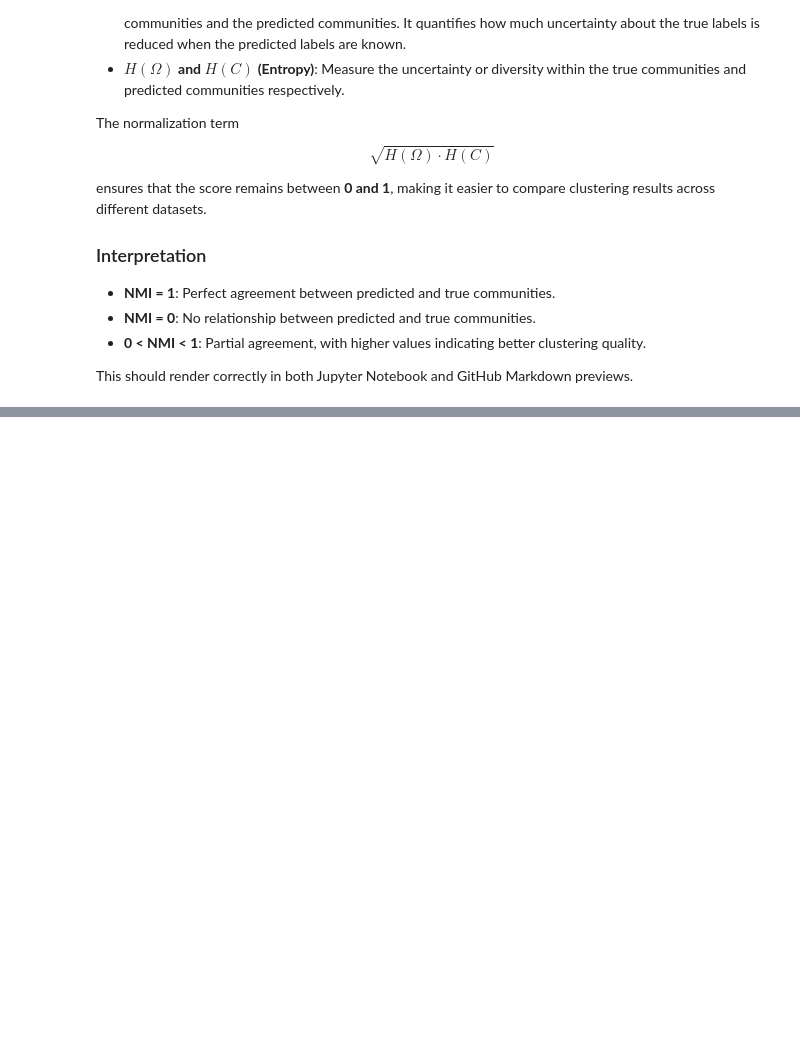
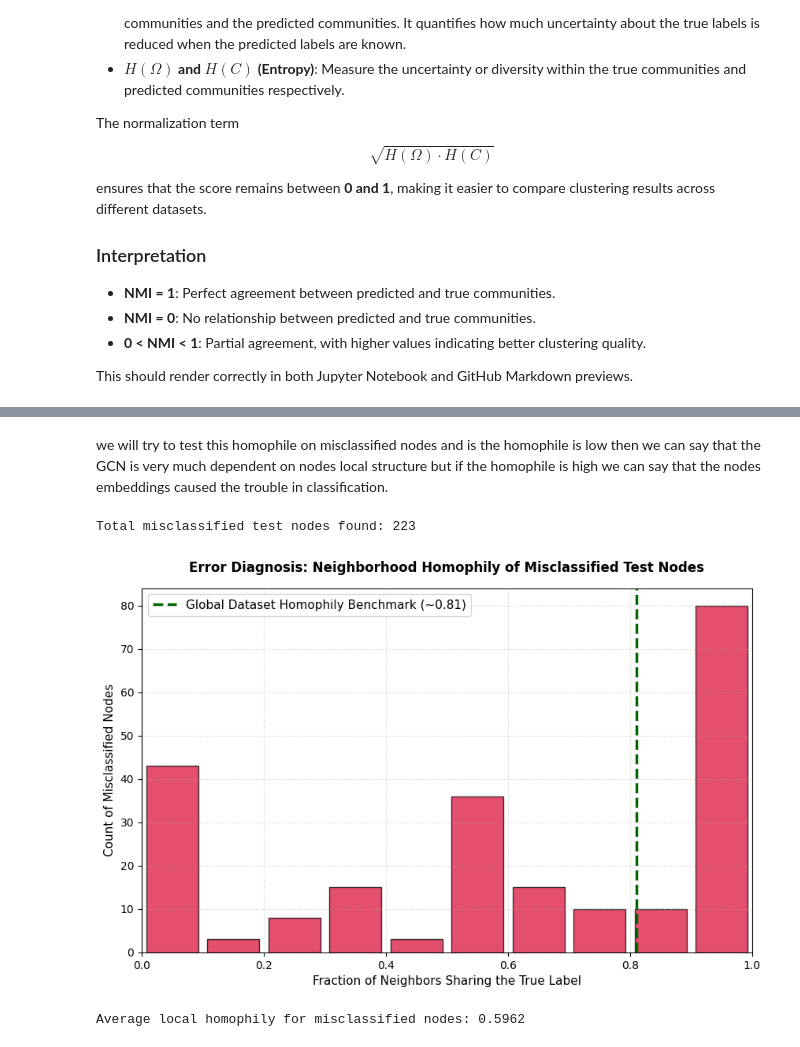
Before and after one commit to tmfsiddu/community_detection, a Jupyter notebook: notebooks/GCN.ipynb, the cells around one changed output, grey strips where cells are left out. Saved outputs shown, nothing was run; the diff lists cells and outputs as text; code cells hidden in the pictures; blank space fills up the shorter version.

```diff
--- a/notebooks/GCN.ipynb
+++ b/notebooks/GCN.ipynb
@@ -280,0 +820,75 @@ print(df_results.to_string(index=False))
+# %% [markdown]
+we will try to test this homophile on misclassified nodes and is the homophile is low then we can say that the GCN is very much dependent on nodes local structure but if the homophile is high we can say that the nodes embeddings caused the trouble in classification.
+# %%
+#first making the predictions using optimal model
+inductive_model.eval()
+with torch.no_grad():
+    out = inductive_model(data.x, data.edge_index)
+    pred = out.argmax(dim=1)
+#now use then CPU numpy for easy indexing
+preds_np = pred.cpu().numpy()
+labels_np = data.y.cpu().numpy()
+test_mask_np = data.test_mask.cpu().numpy()
+
+#identifying the misclassified node indices
+#finding nodes where predicted label is not equal to true label and belong to test set
+misclassified_mask = (preds_np != labels_np) & test_mask_np
+misclassified_node_ids = np.where(misclassified_mask)[0]
+
+print(f"Total misclassified test nodes found: {len(misclassified_node_ids)}")
+#here we try to look at the each misclassified neighbors and check
+neighbor_homophily_scores = []
+edge_index_np = data.edge_index.cpu().numpy()
+for node in misclassified_node_ids:
+    true_label = labels_np[node]
+    #here we are getting the true label of misclassified node
+    # Find all incoming and outgoing neighbors for this specific node
+    # Since Cora is directed but treated as undirected, we check both rows of edge_index
+    neighbors_from_src = edge_index_np[1, edge_index_np[0, :] == node]
+    neighbors_from_dst = edge_index_np[0, edge_index_np[1, :] == node]
+    neighbors = np.unique(np.concatenate([neighbors_from_src, neighbors_from_dst]))
+
+    if len(neighbors) == 0:
+        continue  # Skip isolated nodes if any exist
+
+    # Count how many neighbors share the target node's true label
+    matching_neighbors = np.sum(labels_np[neighbors] == true_label)
+
+    # Calculate the fraction (local homophily ratio)
+    homophily_fraction = matching_neighbors / len(neighbors)
+    neighbor_homophily_scores.append(homophily_fraction)
+# %% [output]
+Total misclassified test nodes found: 223
+# %%
+#now we will try to vizualize the homophily sistribution using histogram
+plt.figure(figsize=(10, 6))
+
+# Plotting a histogram of the homophily distribution
+plt.hist(
+    neighbor_homophily_scores,
+    bins=10,
+    range=(0, 1),
+    color='crimson',
+    edgecolor='black',
+    alpha=0.75,
+    rwidth=0.85
+)
+
+# Add a vertical line marking the global dataset homophily benchmark (~0.81)
+plt.axvline(x=0.81, color='darkgreen', linestyle='--', linewidth=2.5, label='Global Dataset Homophily Benchmark (~0.81)')
+
+# Plot labeling
+plt.title('Error Diagnosis: Neighborhood Homophily of Misclassified Test Nodes', fontsize=12, fontweight='bold', pad=15)
+plt.xlabel('Fraction of Neighbors Sharing the True Label', fontsize=11)
+plt.ylabel('Count of Misclassified Nodes', fontsize=11)
+plt.xlim(0, 1)
+plt.grid(True, linestyle=':', alpha=0.6)
+plt.legend(fontsize=11)
+plt.show()
+
+# Calculate and print the average
+avg_homophily_error = np.mean(neighbor_homophily_scores)
+print(f"Average local homophily for misclassified nodes: {avg_homophily_error:.4f}")
+# %% [output]
+[figure, added]
+Average local homophily for misclassified nodes: 0.5962
```
Also changed, not shown: parts of 24 cells of this notebook, 16 other files.
